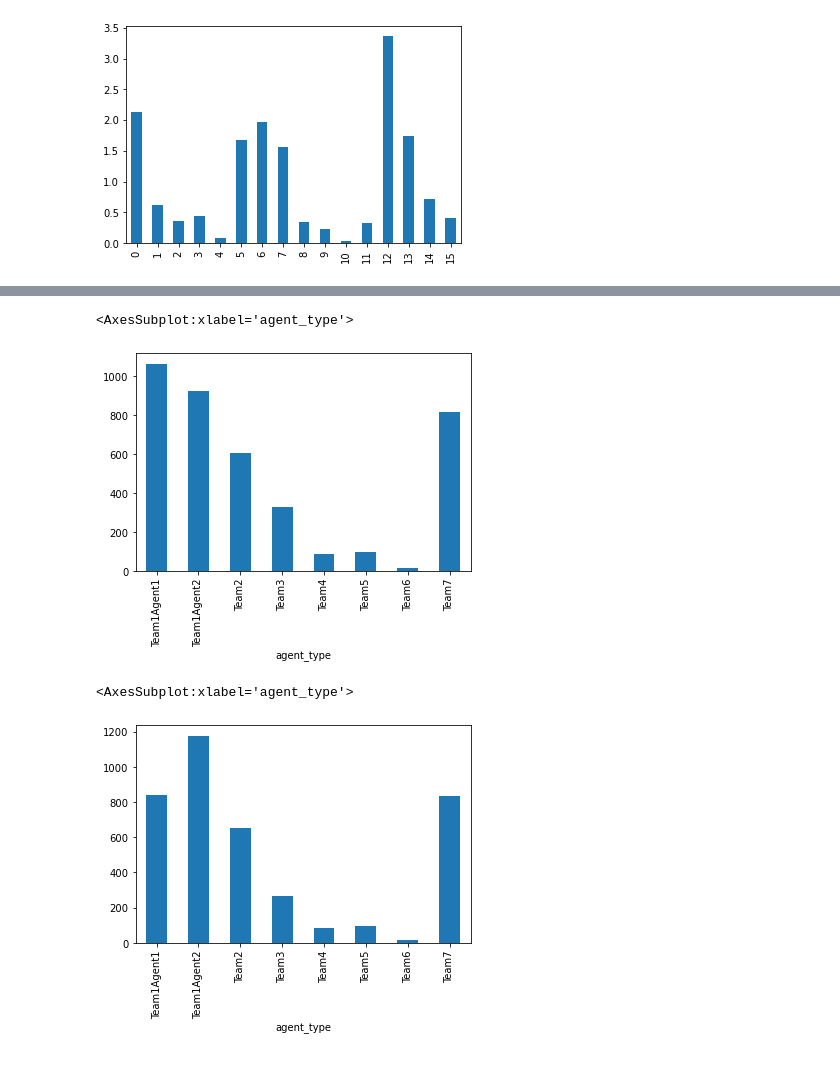
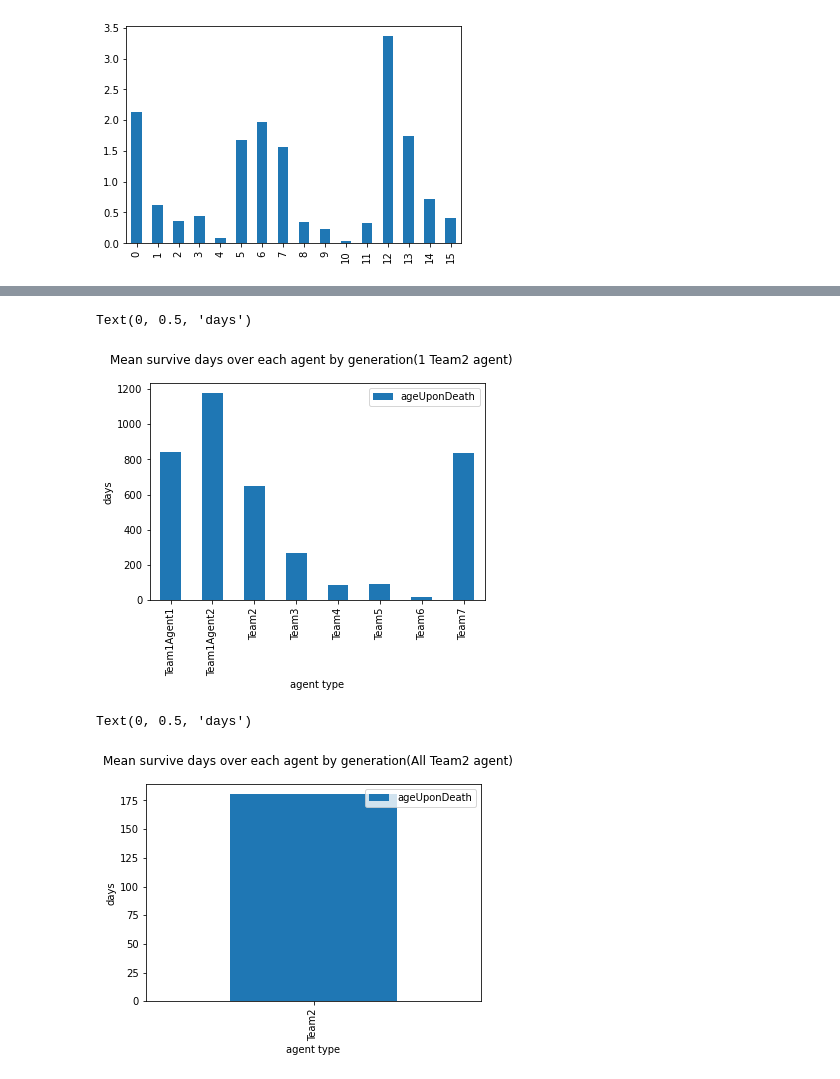
Before and after one commit to SOMAS2021/SOMAS2021, a Jupyter notebook: Experiment.ipynb, the cells around one changed output, grey strips where cells are left out. Drawn from its saved outputs; the diff is of its cells as text; code cells hidden in the pictures.

```diff
--- a/Experiment.ipynb
+++ b/Experiment.ipynb
@@ -252,9 +252,12 @@ foodtakenDistributionVsHp(fileName, 7, 5)
 # Read from json
 # %%
 # Use death instead
-td = pd.read_json("log_plot/2022-01-12-23-59-05_A1_R0_W5_02_10000_RN/death.json", lines = True)
 
-td2 = pd.read_json("log_plot/2022-01-12-23-34-14_A1_R0_W5_02_10000/death.json", lines = True)
+#td = pd.read_json("log_plot/2022-01-12-23-59-05_A1_R0_W5_02_10000_RN/death.json", lines = True)
+td = pd.read_json("log_plot/2022-01-12-23-34-14_A1_R0_W5_02_10000/death.json", lines = True)
+
+#td2 = pd.read_json("log_plot/2022-01-12-23-34-14_A1_R0_W5_02_10000/death.json", lines = True)
+td2 = pd.read_json("log_plot/2022-01-13-00-51-11_A18_R0_W5_02_10000/death.json", lines = True)
 
 print(td.columns)
 # %% [output]
@@ -346,20 +411,33 @@ A_sorted = plotdata.sort_values(["agent_type"], ascending=True)
 A_sorted = A_sorted.groupby(['agent_type'])['ageUponDeath'].mean()
 #PD = plotdata[idx]
 #plotdata
+fig = plt.figure()
+A_sorted.plot(x='agent_type',kind='bar')
 
-A_sorted.plot(x='agent_type',kind='bar')
+
+plt.legend(loc='best')
+#plt.suptitle('Mean survive days over each agent by generation(without reincarnation)')
+plt.suptitle('Mean survive days over each agent by generation(1 Team2 agent)')
+plt.xlabel('agent type')
+plt.ylabel('days')
 # %% [output]
-<AxesSubplot:xlabel='agent_type'>
+Text(0, 0.5, 'days')
-[figure, old version]
+[figure, new version]
 # %%
 t_all2 = td2
 plotdata2 = pd.DataFrame(t_all2, columns = ['agent_type','ageUponDeath'])
 A_sorted2 = plotdata2.sort_values(["agent_type"], ascending=True)
 A_sorted2 = A_sorted2.groupby(['agent_type'])['ageUponDeath'].mean()
 #PD = plotdata[idx]
 #plotdata
+fig = plt.figure()
+A_sorted2.plot(x='agent_type',kind='bar')
 
-A_sorted2.plot(x='agent_type',kind='bar')
+plt.legend(loc='best')
+#plt.suptitle('Mean survive days over each agent by generation(with reincarnation)')
+plt.suptitle('Mean survive days over each agent by generation(All Team2 agent)')
+plt.xlabel('agent type')
+plt.ylabel('days')
 # %% [output]
-<AxesSubplot:xlabel='agent_type'>
+Text(0, 0.5, 'days')
-[figure, old version]
+[figure, new version]
```
Also changed, not shown: parts of 5 cells of this notebook.
